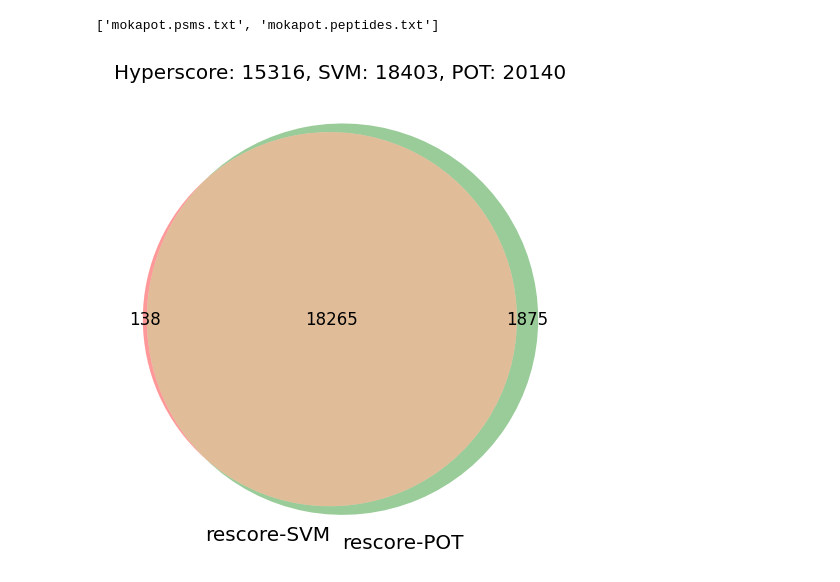
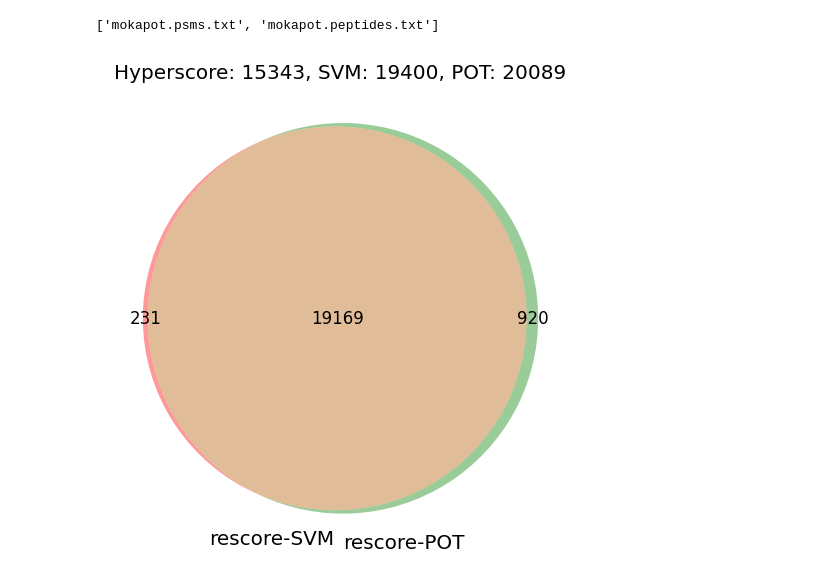
Before and after one commit to theGreatHerrLebert/rustims, a Jupyter notebook: imspy/examples/imspy_dda.ipynb, the cells around one changed output. Saved outputs shown, nothing was run; the diff lists cells and outputs as text; code cells hidden in the pictures.

```diff
--- a/imspy/examples/imspy_dda.ipynb
+++ b/imspy/examples/imspy_dda.ipynb
@@ -373,7 +359,7 @@ for k, v in psm_collection.items():
 
 # predict the intensity values,
 I = prosit_model.predict_intensities(
-    [p.sequence for p in psms],
+    [p.sequence_modified if p.decoy == False else p.sequence_decoy_modified for p in psms],
     np.array([p.charge for p in psms]),
     [p.collision_energy_calibrated for p in psms],
     batch_size=2048,
@@ -492,9 +464,0 @@ DECOY = TDC[TDC.decoy]
-# %%
-from sagepy.rescore.lda import rescore_lda
-
-# re-score psms with an LDA model
-psms = rescore_lda(
-    psm_collection=psms,
-    num_splits=3,
-    verbose=True
-)
@@ -531,7 +472,7 @@ from sagepy.rescore.rescore import rescore_psms
 model = SVC(probability=True)
 
 psms_svc = rescore_psms(
-    psm_collection=psm_list,
+    psm_collection=psms,
     model=model,
     num_splits=3,
     verbose=True
@@ -576,12 +542,14 @@ results.to_txt(dest_dir="")
 # %% [output]
 ['mokapot.psms.txt', 'mokapot.peptides.txt']
 # %%
+from matplotlib_venn import venn2
+
 moka_peptides = pd.read_table("mokapot.peptides.txt")
 peptides = set(moka_peptides[moka_peptides["mokapot q-value"] <= 0.01].Peptide)
 
 plt.figure(figsize=(5, 5), dpi=120)
-plt.title(f"Hyperscore: {len(set(TARGET.match_idx))}, SVM: {len(set(TARGET_rescored_svm.match_idx))}, POT: {len(peptides)}")
-venn2([set(TARGET_rescored_svm.match_idx), peptides], ("rescore-SVM", "rescore-POT"))
+plt.title(f"Hyperscore: {len(set(TARGET.sequence_modified))}, SVM: {len(set(TARGET_rescored_svm.sequence_modified))}, POT: {len(peptides)}")
+venn2([set(TARGET_rescored_svm.sequence_modified), peptides], ("rescore-SVM", "rescore-POT"))
 plt.show()
 # %% [output]
-[figure, old version]
+[figure, new version]
```
Also changed, not shown: parts of 19 cells of this notebook.
